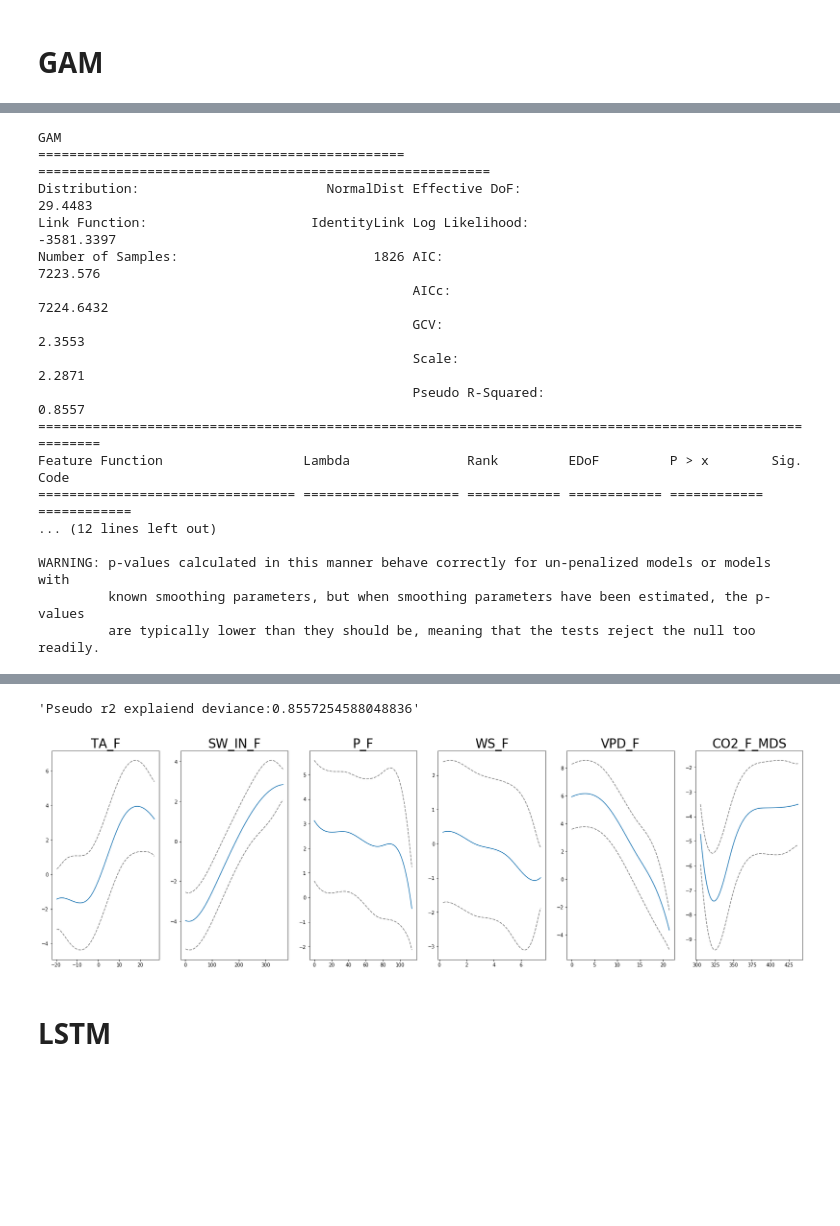
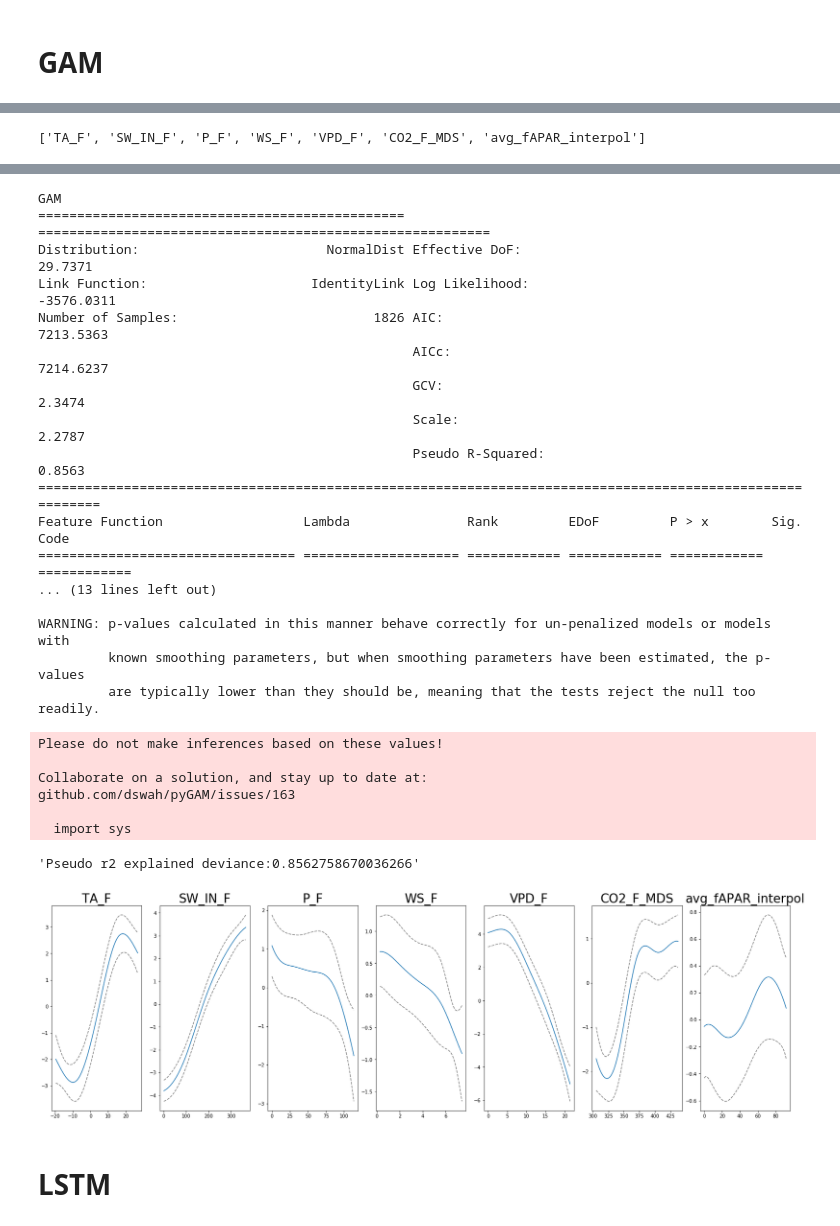
Before and after one commit to klo9klo9kloi/flux-modeling, a Jupyter notebook: Fluxnet.ipynb, the cells around one changed output, grey strips where cells are left out. Cells and saved outputs as stored; diff of their text form; code cells hidden in the pictures; blank space fills up the shorter version.

```diff
--- a/Fluxnet.ipynb
+++ b/Fluxnet.ipynb
@@ -12,8 +12,9 @@ import seaborn as sns
 # %% [markdown]
 ## EDA
 # %%
-variables = ['TA_F', 'SW_IN_F', 'P_F', 'WS_F', 'VPD_F', 'CO2_F_MDS']
+variables = ['TA_F', 'SW_IN_F', 'P_F', 'WS_F', 'VPD_F', 'CO2_F_MDS', 'SWC_F_MDS_1']
+backup_variables = {}
 labels = ['GPP_NT_VUT_REF']
-data = preprocess('AU-Gin', 'FULLSET', '2011-2014', '1-3', 'DD', labels)
-data[variables + labels].head()
+data, var = preprocess('CZ-BK1', 'FULLSET', '2004-2008', '2-3', 'DD', variables, backup_variables, labels, [])
+data[var + labels].head()
 # %% [output]
@@ -138,14 +110,17 @@ def pca(df, list_of_variables, k, normalize_matrix=True, choose_by_size=True):
 # %% [markdown]
 # GAM
 # %%
+gam_var = var.copy()
+gam_var.remove("time_index")
+print(gam_var)
 y = data[labels].to_numpy(dtype='float')
-X = data[variables].to_numpy(dtype='float')
+X = data[gam_var].to_numpy(dtype='float')
 gam = pygam.GAM(n_splines=len(variables)).gridsearch(X, y)
 gam.summary()
-display("Pseudo r2 explaiend deviance:" + str(gam.statistics_['pseudo_r2']['explained_deviance']))
+display("Pseudo r2 explained deviance:" + str(gam.statistics_['pseudo_r2']['explained_deviance']))
 plt.rcParams['figure.figsize'] = (28,8)
-fig, axs = plt.subplots(1, len(variables))
-titles = variables
+fig, axs = plt.subplots(1, len(gam_var))
+titles = gam_var
 for i, ax in enumerate(axs):
     XX = gam.generate_X_grid(term=i)
     pdep, confi = gam.partial_dependence(i, X=XX, width=.95)
@@ -154,7 +129,7 @@ for i, ax in enumerate(axs):
     ax.plot(XX[:, i], confi[:, 1], c='grey', ls='--')
     ax.set_title(titles[i],fontsize=26)
 # plt.show()
-plt.savefig('viz/CZ-BK1/GAM.png')
+plt.savefig('viz/GAM_dump/GAM.png')
 # variable_subsets = []
 # for i in range(4, len(variables)+1):
 #     for c in itertools.combinations(variables, i):
@@ -182,17 +152 @@ N/A% (0 of 11) |                         | Elapsed Time: 0:00:00 ETA:  --:--:--
-GAM
-=============================================== ==========================================================
-Distribution:                        NormalDist Effective DoF:                                     29.4483
-Link Function:                     IdentityLink Log Likelihood:                                 -3581.3397
-Number of Samples:                         1826 AIC:                                              7223.576
-                                                AICc:                                            7224.6432
-                                                GCV:                                                2.3553
-                                                Scale:                                              2.2871
-                                                Pseudo R-Squared:                                   0.8557
-==========================================================================================================
-Feature Function                  Lambda               Rank         EDoF         P > x        Sig. Code
-================================= ==================== ============ ============ ============ ============
-... (12 lines left out)
-
-WARNING: p-values calculated in this manner behave correctly for un-penalized models or models with
-         known smoothing parameters, but when smoothing parameters have been estimated, the p-values
-         are typically lower than they should be, meaning that the tests reject the null too readily.
+['TA_F', 'SW_IN_F', 'P_F', 'WS_F', 'VPD_F', 'CO2_F_MDS', 'avg_fAPAR_interpol']
@@ -205,5 +162,28 @@ github.com/dswah/pyGAM/issues/163
-'Pseudo r2 explaiend deviance:0.8557254588048836'
+GAM
+=============================================== ==========================================================
+Distribution:                        NormalDist Effective DoF:                                     29.7371
+Link Function:                     IdentityLink Log Likelihood:                                 -3576.0311
+Number of Samples:                         1826 AIC:                                             7213.5363
+                                                AICc:                                            7214.6237
+                                                GCV:                                                2.3474
+                                                Scale:                                              2.2787
+                                                Pseudo R-Squared:                                   0.8563
+==========================================================================================================
+Feature Function                  Lambda               Rank         EDoF         P > x        Sig. Code
+================================= ==================== ============ ============ ============ ============
+... (13 lines left out)
+
+WARNING: p-values calculated in this manner behave correctly for un-penalized models or models with
+         known smoothing parameters, but when smoothing parameters have been estimated, the p-values
+         are typically lower than they should be, meaning that the tests reject the null too readily.
+Please do not make inferences based on these values!
+
+Collaborate on a solution, and stay up to date at:
+github.com/dswah/pyGAM/issues/163
+
+  import sys
+'Pseudo r2 explained deviance:0.8562758670036266'
-[figure, old version]
+[figure, new version]
 # %% [markdown]
 # LSTM
 # %% [markdown]
```
Also changed, not shown: parts of 9 cells of this notebook, 6 other files.
